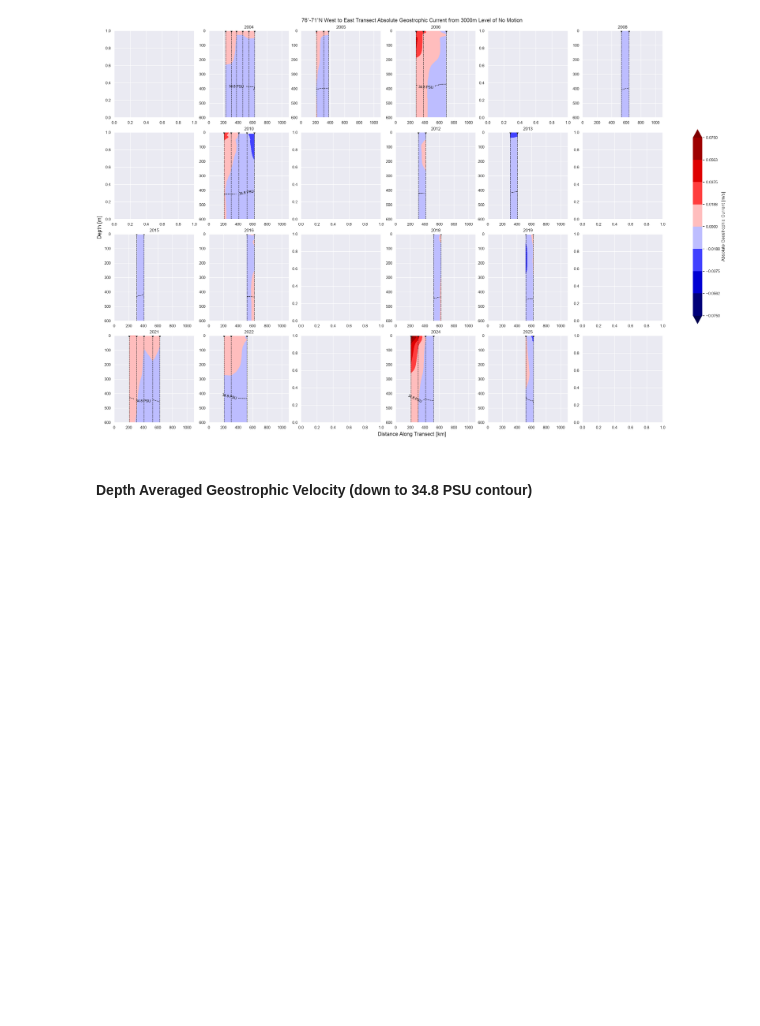
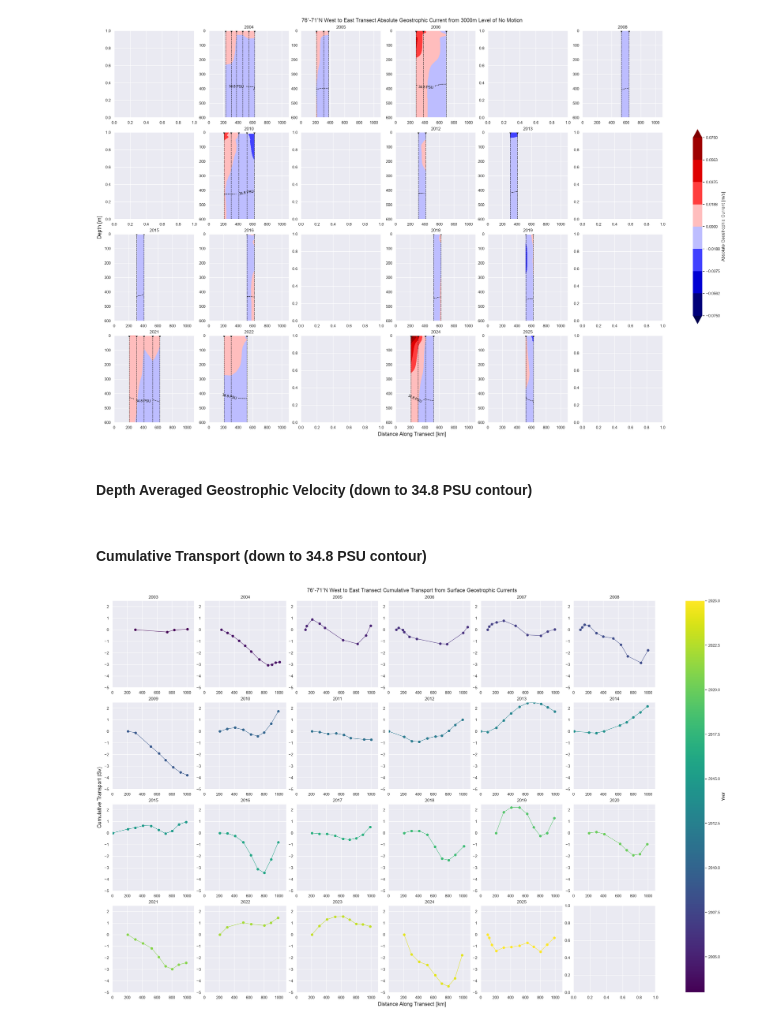
Before and after one commit to ben-sprague/3D-TEA-BAG, a Jupyter notebook: geo_vel.ipynb, the cells around one changed output. Saved outputs shown, nothing was run; the diff lists cells and outputs as text; code cells hidden in the pictures; blank space fills up the shorter version.

```diff
--- a/geo_vel.ipynb
+++ b/geo_vel.ipynb
@@ -430,7 +429,7 @@ for i, transect_dict in enumerate(data_sets_dicts):
 
         index = np.unravel_index(j, (4,6))
 
-        mega_figure, axs[index], cbar_obj = plotter.plot_transect(
+        mega_figure, axs[index], cbar_obj = sectionPlotter.plot_transect(
             transect=transect,
             x = 'distance',
             y = 'depth',
@@ -458,3 +457,5 @@ for i, transect_dict in enumerate(data_sets_dicts):
 [figure]
 # %% [markdown]
 #### Depth Averaged Geostrophic Velocity (down to 34.8 PSU contour)
+# %% [markdown]
+#### Cumulative Transport (down to 34.8 PSU contour)
@@ -460,0 +484,46 @@ for i, transect_dict in enumerate(data_sets_dicts):
+# %%
+mega_figure = plt.figure(figsize = (24, 16), layout="constrained")
+
+sns.set_theme()
+
+data_sets_dicts = [e_ns_cruise_transects, w_ns_cruise_transects, n_ew_cruise_transects, s_ew_cruise_transects]
+
+track_names = ['140˚W South to North', '150˚W South to North', '78˚-75˚N West to East','76˚-71˚N West to East']
+file_names = ['ns_e', 'ns_w', 'ew_n', 'ew_s']
+right_limits = [900, 1100, 600, 1100]
+top_limits = [3.5, 3, 1, 2.5]
+bottom_limits = [-5.5, -11, -6.5, -5]
+
+variable = 'cumulative_transport_surf_current'
+
+
+for i, transect_dict in enumerate(data_sets_dicts):
+    track_name = track_names[i]
+    mega_figure.clf()
+    axs = mega_figure.subplots(4,6)
+    for j, key in enumerate(transect_dict):
+        year = key
+        transect = transect_dict[year]
+
+        index = np.unravel_index(j, (4,6))
+
+        mega_figure, axs[index] = twoDPlotter.plot_variable(
+            transect=transect,
+            x = 'distance',
+            y = variable,
+            fig = mega_figure,
+            ax = axs[index],
+            title = str(year),
+            bounds = {'top': top_limits[i], 'bottom': bottom_limits[i], 'left': 0, 'right': right_limits[i]},
+            xlabel=False,
+            ylabel=False,
+            legend=False,
+        )
+
+    mega_figure.suptitle(f"{track_name} Transect Cumulative Transport from Surface Geostrophic Currents")
+    mega_figure.supxlabel("Distance Along Transect [km]")
+    mega_figure.supylabel("Cumulative Transport (Sv)")
+    file_name = f"{file_names[i]}_{variable}.png"
+    plt.savefig(f"/Users/ben/Desktop/3D-TEA-BAG/plots/{file_name}")
+# %% [output]
+[figure, added]
```
Also changed, not shown: parts of 10 cells of this notebook.
